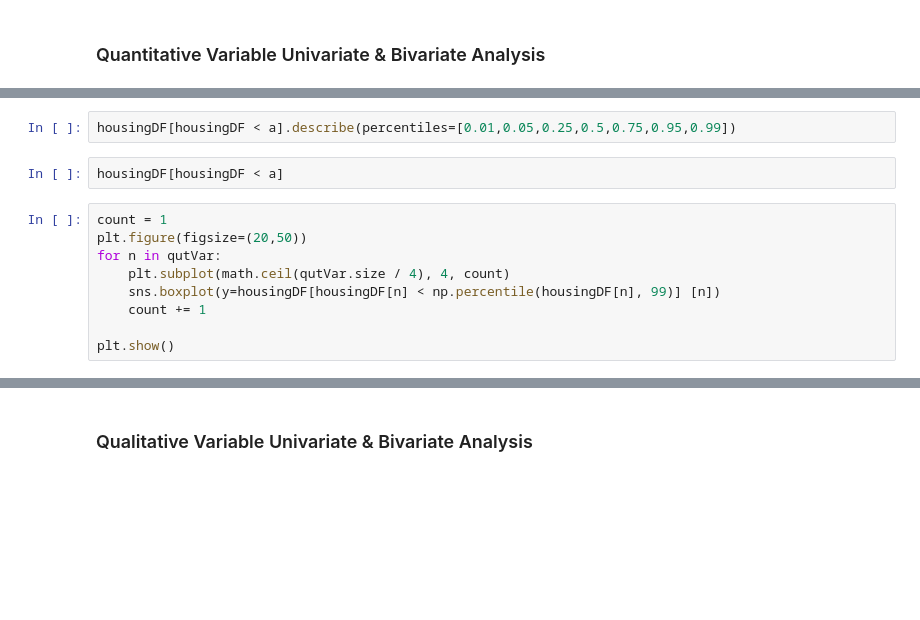
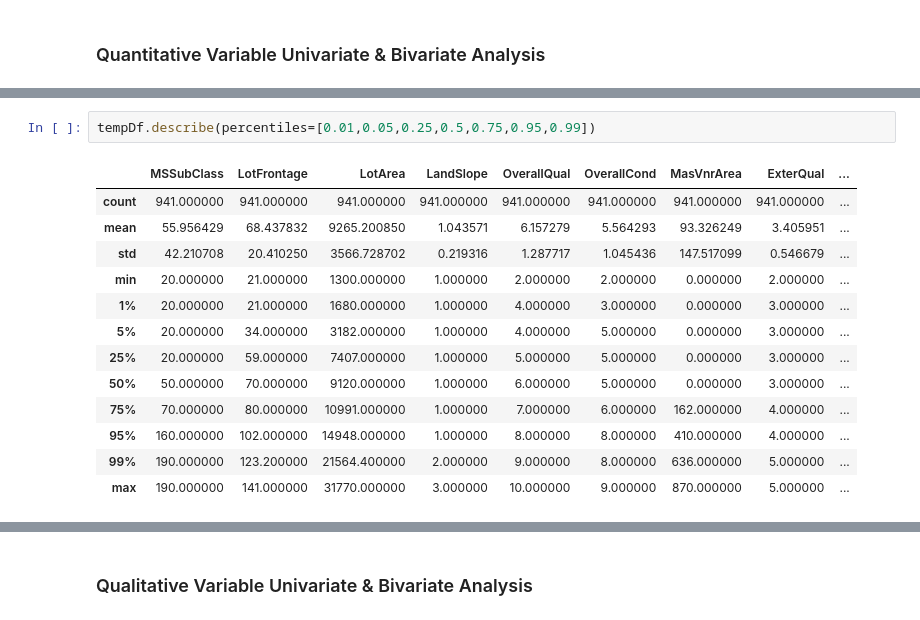
Before and after one commit to ppawar88/DSProject, a Jupyter notebook: Surprise Housing - LR/Surprise Housing - Price Prediction.ipynb, the cells around one changed output, grey strips where cells are left out. Saved outputs shown, nothing was run; the diff lists cells and outputs as text; blank space fills up the shorter version.

```diff
--- a/Surprise Housing - LR/Surprise Housing - Price Prediction.ipynb
+++ b/Surprise Housing - LR/Surprise Housing - Price Prediction.ipynb
@@ -264,16 +542,19 @@ housingDF.describe(percentiles=[0.01,0.05,0.25,0.5,0.75,0.95,0.99]).loc['99%']
 # %%
-housingDF[housingDF < a].describe(percentiles=[0.01,0.05,0.25,0.5,0.75,0.95,0.99])
+tempDf.describe(percentiles=[0.01,0.05,0.25,0.5,0.75,0.95,0.99])
+# %% [output]
+|  | MSSubClass | LotFrontage | LotArea | LandSlope | OverallQual | OverallCond | MasVnrArea | ExterQual | ... |
+| count | 941.000000 | 941.000000 | 941.000000 | 941.000000 | 941.000000 | 941.000000 | 941.000000 | 941.000000 | ... |
+| mean | 55.956429 | 68.437832 | 9265.200850 | 1.043571 | 6.157279 | 5.564293 | 93.326249 | 3.405951 | ... |
+| std | 42.210708 | 20.410250 | 3566.728702 | 0.219316 | 1.287717 | 1.045436 | 147.517099 | 0.546679 | ... |
+| min | 20.000000 | 21.000000 | 1300.000000 | 1.000000 | 2.000000 | 2.000000 | 0.000000 | 2.000000 | ... |
+| 1% | 20.000000 | 21.000000 | 1680.000000 | 1.000000 | 4.000000 | 3.000000 | 0.000000 | 3.000000 | ... |
+| 5% | 20.000000 | 34.000000 | 3182.000000 | 1.000000 | 4.000000 | 5.000000 | 0.000000 | 3.000000 | ... |
+| 25% | 20.000000 | 59.000000 | 7407.000000 | 1.000000 | 5.000000 | 5.000000 | 0.000000 | 3.000000 | ... |
+| 50% | 50.000000 | 70.000000 | 9120.000000 | 1.000000 | 6.000000 | 5.000000 | 0.000000 | 3.000000 | ... |
+| 75% | 70.000000 | 80.000000 | 10991.000000 | 1.000000 | 7.000000 | 6.000000 | 162.000000 | 4.000000 | ... |
+| 95% | 160.000000 | 102.000000 | 14948.000000 | 1.000000 | 8.000000 | 8.000000 | 410.000000 | 4.000000 | ... |
+| 99% | 190.000000 | 123.200000 | 21564.400000 | 2.000000 | 9.000000 | 8.000000 | 636.000000 | 5.000000 | ... |
+| max | 190.000000 | 141.000000 | 31770.000000 | 3.000000 | 10.000000 | 9.000000 | 870.000000 | 5.000000 | ... |
-# %%
-housingDF[housingDF < a]
-# %%
-count = 1
-plt.figure(figsize=(20,50))
-for n in qutVar:
-    plt.subplot(math.ceil(qutVar.size / 4), 4, count)
-    sns.boxplot(y=housingDF[housingDF[n] < np.percentile(housingDF[n], 99)] [n])
-    count += 1
-
-plt.show()
 # %%
 #Check correlation with heatmap
 corr = housingDF.corr()
```
Also changed, not shown: parts of 62 cells of this notebook.
